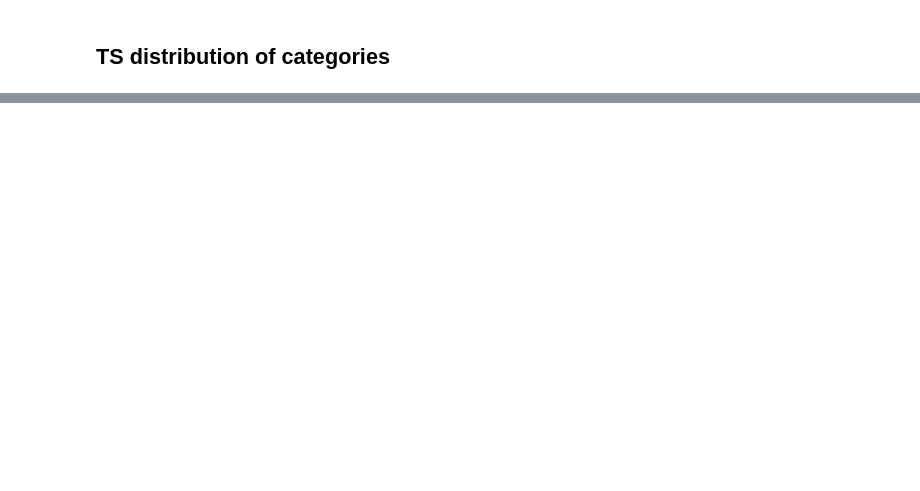
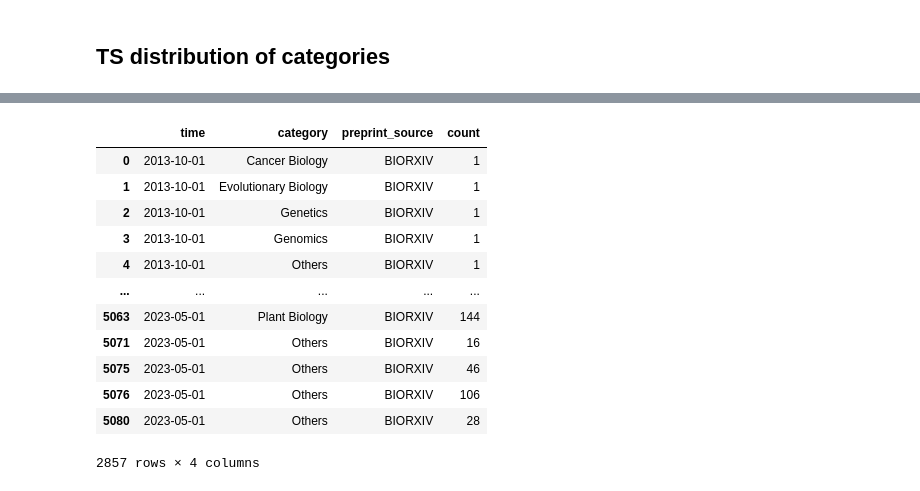
Before and after one commit to MRCIEU/biorxiv-medrxiv-tdm, a Jupyter notebook: analysis/analysis_metadata.ipynb, the cells around one changed output, grey strips where cells are left out. Drawn from its saved outputs; the diff is of its cells as text; code cells hidden in the pictures; blank space fills up the shorter version.

```diff
--- a/analysis/analysis_metadata.ipynb
+++ b/analysis/analysis_metadata.ipynb
@@ -247 +288,22 @@ df_ts_cat_sum
+# %%
+biorxiv_ts_cat_sum = df_ts_cat_sum[df_ts_cat_sum["preprint_source"] == "BIORXIV"]
+top_sum = biorxiv_ts_cat_sum.groupby(["category"])["count"].sum().sort_values(ascending=False)
+top_15_cats = top_sum[:15].index.to_list()
+biorxiv_ts_cat_sum = biorxiv_ts_cat_sum \
+    .assign(category=lambda df: df["category"].apply(lambda e: e if e in top_15_cats else "Others"))
+biorxiv_ts_cat_sum
+# %% [output]
+|  | time | category | preprint_source | count |
+| 0 | 2013-10-01 | Cancer Biology | BIORXIV | 1 |
+| 1 | 2013-10-01 | Evolutionary Biology | BIORXIV | 1 |
+| 2 | 2013-10-01 | Genetics | BIORXIV | 1 |
+| 3 | 2013-10-01 | Genomics | BIORXIV | 1 |
+| 4 | 2013-10-01 | Others | BIORXIV | 1 |
+| ... | ... | ... | ... | ... |
+| 5063 | 2023-05-01 | Plant Biology | BIORXIV | 144 |
+| 5071 | 2023-05-01 | Others | BIORXIV | 16 |
+| 5075 | 2023-05-01 | Others | BIORXIV | 46 |
+| 5076 | 2023-05-01 | Others | BIORXIV | 106 |
+| 5080 | 2023-05-01 | Others | BIORXIV | 28 |
+2857 rows × 4 columns
 # %%
```
Also changed, not shown: parts of 16 cells of this notebook.
